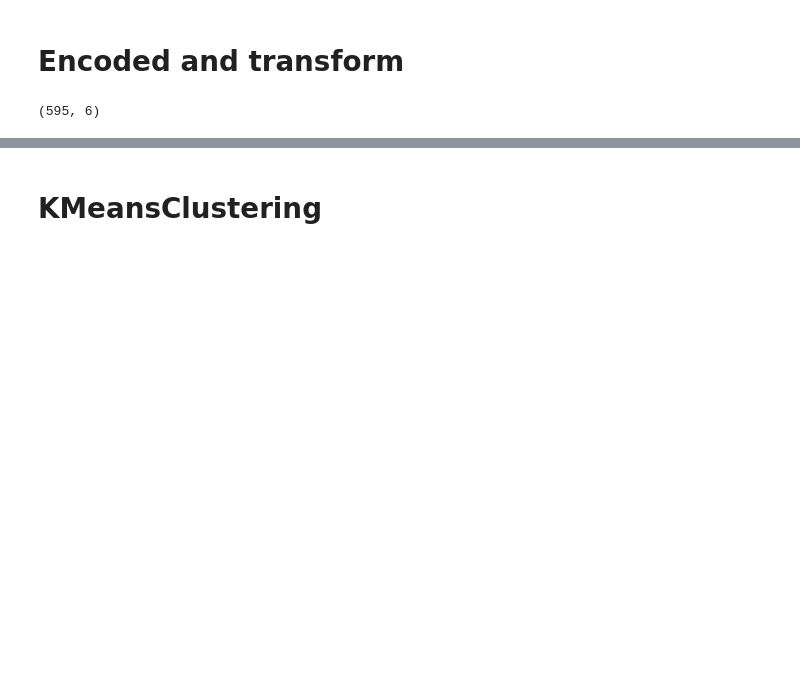
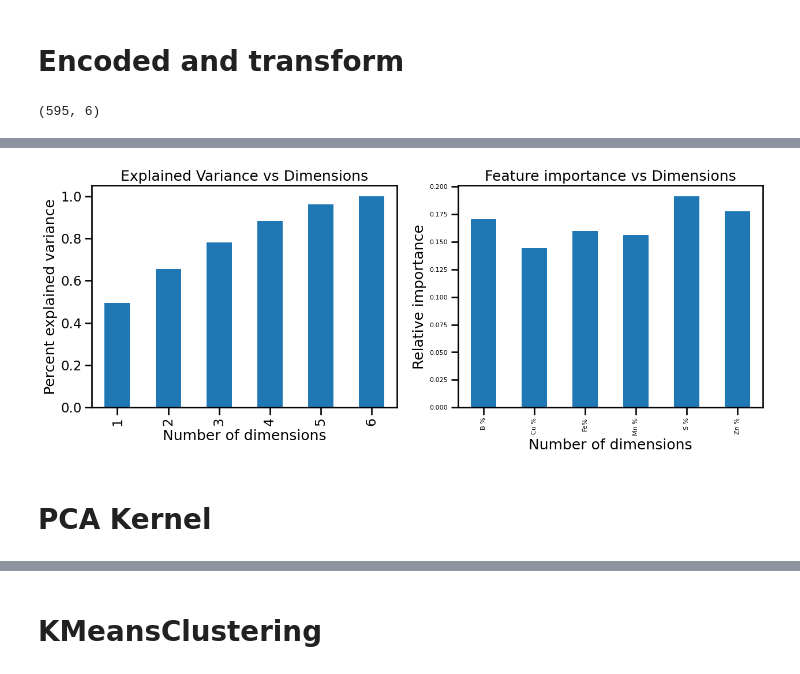
Before and after one commit to galois1915/IBM-Machine-Learning, a Jupyter notebook: Unsupervised-MachineLearning/project/project_notebook.ipynb, the cells around one changed output, grey strips where cells are left out. Cells and saved outputs as stored; diff of their text form; code cells hidden in the pictures; blank space fills up the shorter version.

```diff
--- a/Unsupervised-MachineLearning/project/project_notebook.ipynb
+++ b/Unsupervised-MachineLearning/project/project_notebook.ipynb
@@ -179,0 +222,19 @@ X.shape
+# %%
+fig, ax = plt.subplots(ncols=2, nrows=1, figsize=(15,5))
+#sns.set_context('talk')
+pca_df['var'].plot(kind='bar', ax=ax[0])
+
+ax[0].set(xlabel='Number of dimensions',
+       ylabel='Percent explained variance',
+       title='Explained Variance vs Dimensions')
+#plt.show()
+
+features_df.iloc[4,:].plot(kind='bar',  ax=ax[1])
+#ax.legend(loc='upper right')
+ax[1].set(xlabel='Number of dimensions',
+       ylabel='Relative importance',
+       title='Feature importance vs Dimensions')
+ax[1].tick_params(labelsize=8)
+#plt.show()
+# %% [output]
+[figure, added]
@@ -179,0 +263,2 @@ X.shape
+# %% [markdown]
+# PCA Kernel
```
Also changed, not shown: parts of 49 cells of this notebook, 6 other files.
